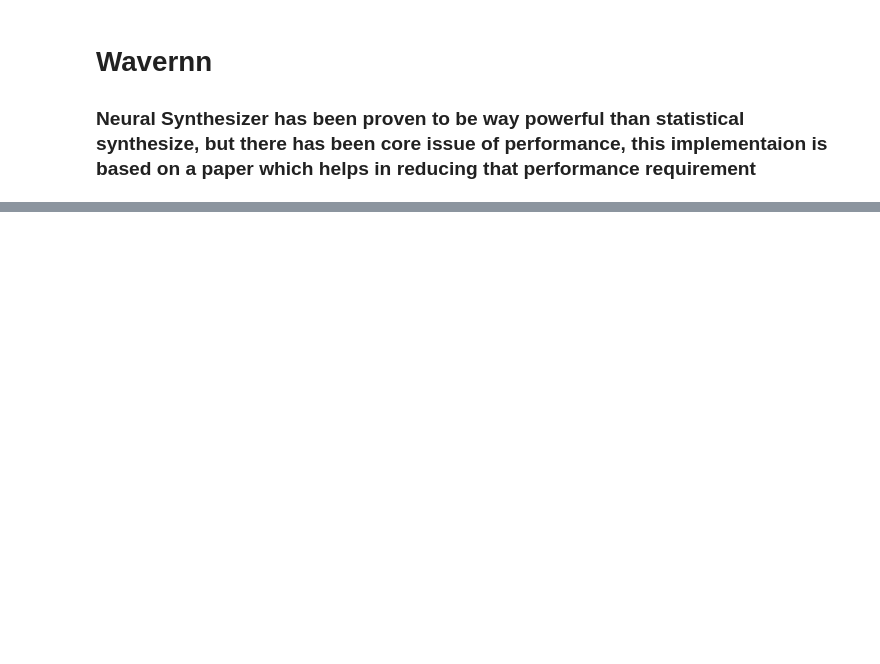
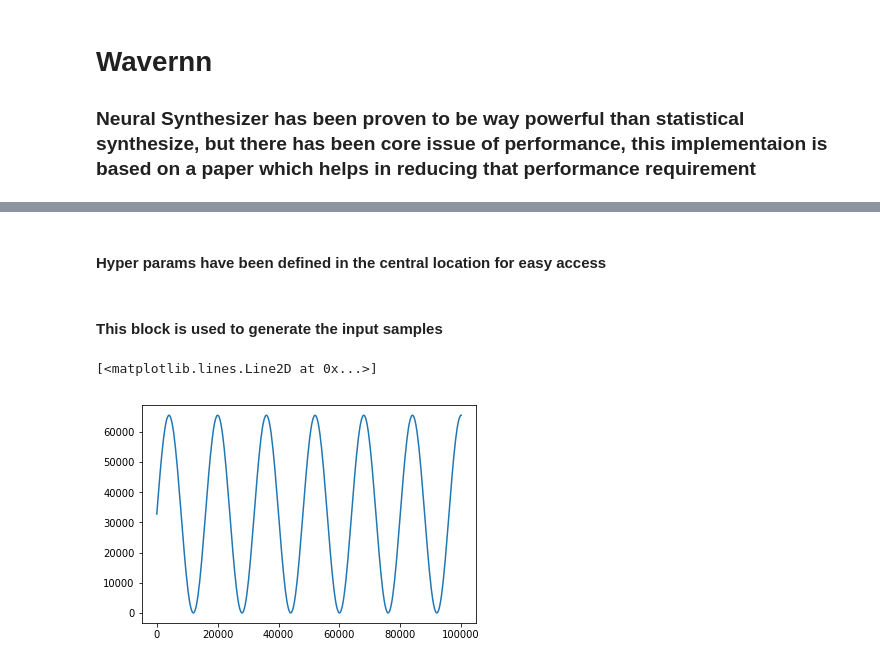
Before and after one commit to entn-at/wavernn-1, a Jupyter notebook: wavernn.ipynb, the cells around one changed output, grey strips where cells are left out. Saved outputs shown, nothing was run; the diff lists cells and outputs as text; code cells hidden in the pictures; blank space fills up the shorter version.

```diff
--- a/wavernn.ipynb
+++ b/wavernn.ipynb
@@ -245,3 +7,0 @@ first_layer=pre tf.
-# %%
-plt.rcParams['figure.figsize'] = [10, 5]
-plt.plot(cost_d)
@@ -305,0 +21,2 @@ b[np.arange(256), 13] = 1
+# %% [markdown]
+#### Hyper params have been defined in the central location for easy access
@@ -305,0 +39,37 @@ b[np.arange(256), 13] = 1
+# %% [markdown]
+#### This block is used to generate the input samples
+# %%
+# Next line is used to generate sine wave
+function = np.sin(np.arange(hyper_parameters['length_of_wave']) * 2 * np.pi /hyper_parameters['sample_rate']).astype(np.float32)
+
+# Clipping Extra output, so that it can range between [0, 2^16] for label classication
+function=np.clip(function * math.pow(2,15), -math.pow(2,15), math.pow(2,15) - 1).astype(np.int16)+2**15
+
+# Calculating coarse and fine parts of the wave
+coarse_part=function//256
+fine_part=function%256
+
+# Input and Output vector of both types respectively
+X={
+    "coarse":list(),
+    "fine":list()
+}
+y={
+    "coarse":list(),
+    "fine":list()
+}
+
+# Converting sine wave data into feature sets as described in the paper
+for e in range(1,hyper_parameters['length_of_wave']-1):
+    # X has been divided by 256 to normalize the input data
+    # while y hasnt been because we will be making y as one hot encoding vector.
+    X['coarse'].append([coarse_part[e-1]/256.0,coarse_part[e-1]/256.0])
+    X['fine'].append([coarse_part[e-1]/256.0,fine_part[e-1]/256.0,coarse_part[e]/256.0])
+    y['coarse'].append([coarse_part[e]])
+    y['fine'].append([fine_part[e]])
+# %%
+# plot of the input function for illustrative purposes
+plt.plot(function)
+# %% [output]
+[<matplotlib.lines.Line2D at 0x...>]
+[figure, added]
```
Also changed, not shown: parts of 69 cells of this notebook.
